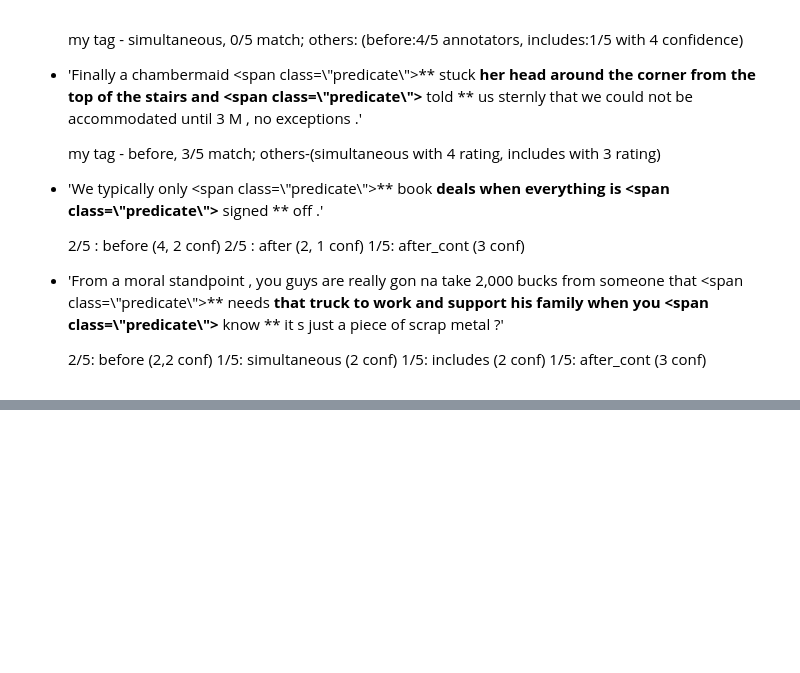
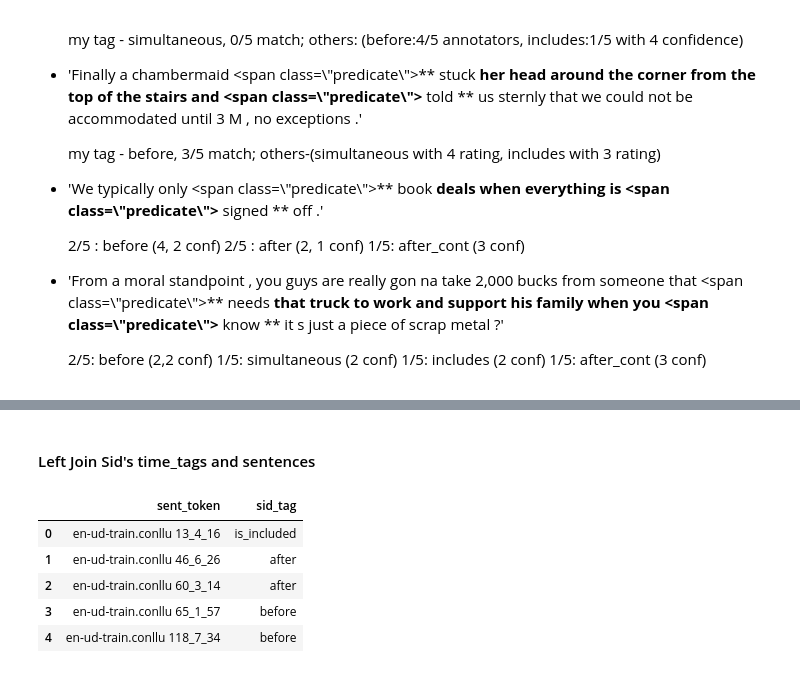
Before and after one commit to mdheller/factslab-protocols, a Jupyter notebook: Temporal_relations/testing_HIT/Inter_annotator_agreement_protocol2.ipynb, the cells around one changed output, grey strips where cells are left out. Cells and saved outputs as stored; diff of their text form; code cells hidden in the pictures; blank space fills up the shorter version.

```diff
--- a/Temporal_relations/testing_HIT/Inter_annotator_agreement_protocol2.ipynb
+++ b/Temporal_relations/testing_HIT/Inter_annotator_agreement_protocol2.ipynb
@@ -618,0 +642,13 @@ plt.show()
+# %% [markdown]
+#### Left Join Sid's time_tags and sentences
+# %%
+temp_data = sid_pilot_data.rename(columns={"timeML_tag": "sid_tag"})
+temp_data = temp_data[['sent_token', 'sid_tag']]
+temp_data.head()
+# %% [output]
+|  | sent_token | sid_tag |
+| 0 | en-ud-train.conllu 13_4_16 | is_included |
+| 1 | en-ud-train.conllu 46_6_26 | after |
+| 2 | en-ud-train.conllu 60_3_14 | after |
+| 3 | en-ud-train.conllu 65_1_57 | before |
+| 4 | en-ud-train.conllu 118_7_34 | before |
```
Also changed, not shown: parts of 22 cells of this notebook.
